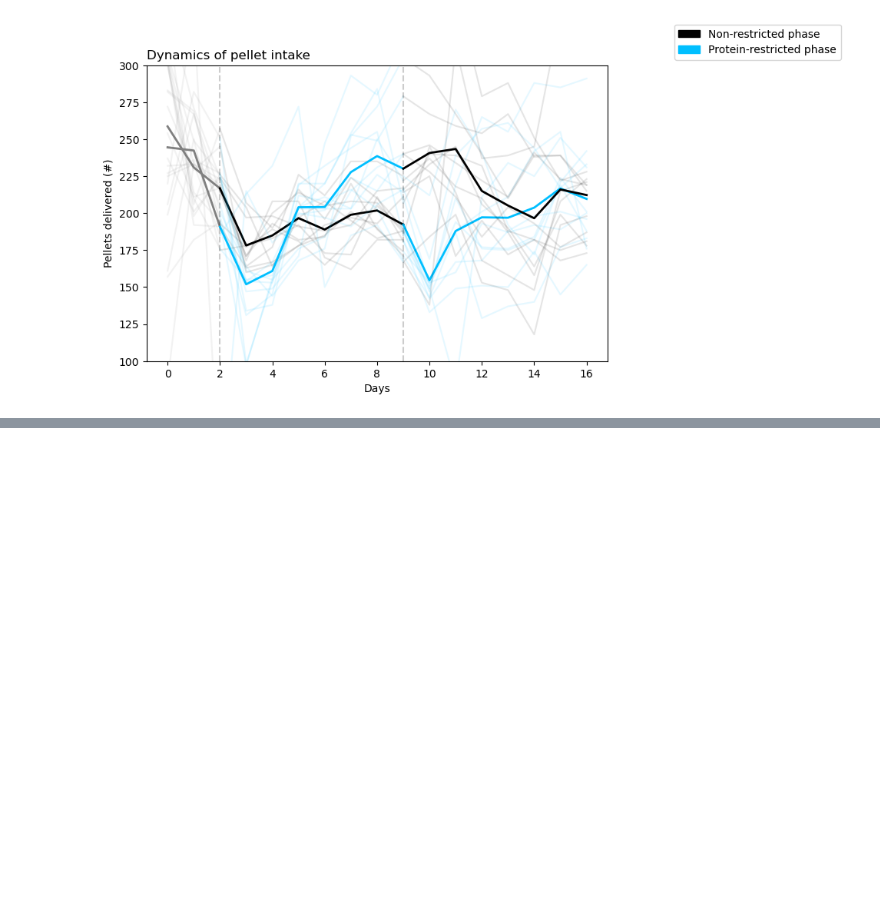
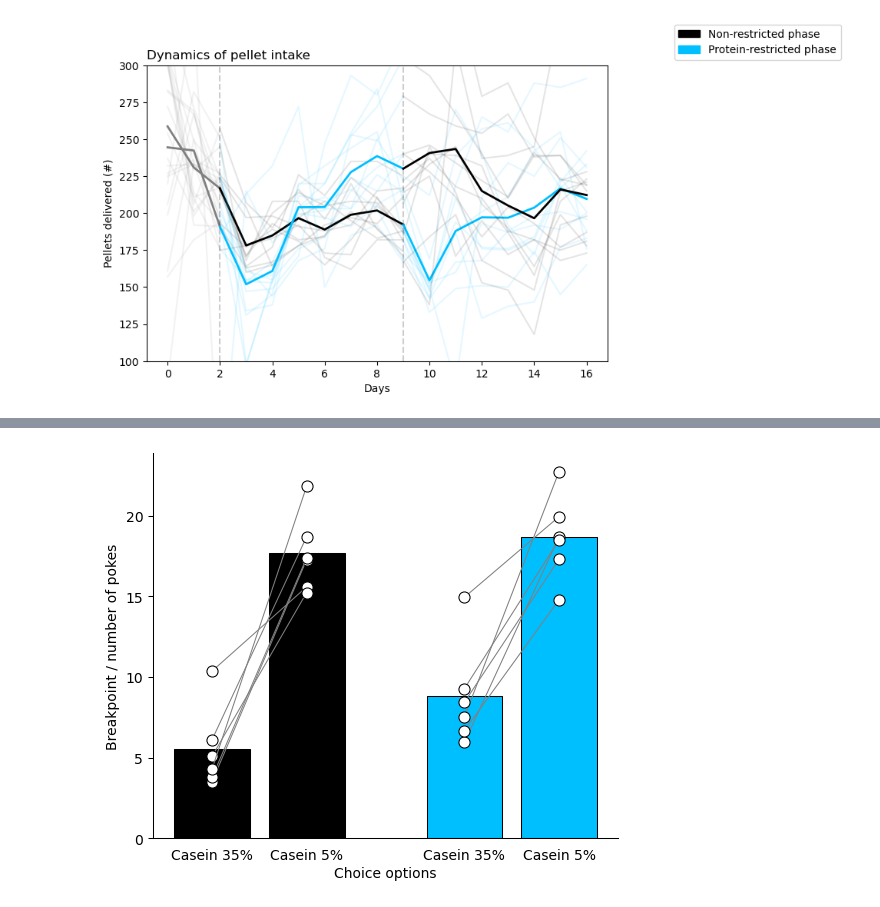
Before and after one commit to Htbibalan/FEDProtein, a Jupyter notebook: notebooks/food_symposium.ipynb, the cells around one changed output, grey strips where cells are left out. Cells and saved outputs as stored; diff of their text form; code cells hidden in the pictures; blank space fills up the shorter version.

```diff
--- a/notebooks/food_symposium.ipynb
+++ b/notebooks/food_symposium.ipynb
@@ -200,0 +454,4 @@ ax.legend(handles=[NR_patch, PR_patch],
+# %%
+n_pellets = pd.pivot_table(eco_df, values="n_pellets", index=["mouse", "diet"], columns="pellet_type")
+breakpoint = pd.pivot_table(eco_df, values="breakpoint", index=["mouse", "diet"], columns="pellet_type")
+# meal_freq = pd.pivot_table(ff, values="meal_freq", index="mouse", columns="diet")
@@ -200,0 +460,27 @@ ax.legend(handles=[NR_patch, PR_patch],
+# %%
+fed_cols = ["black", "black", "deepskyblue", "deepskyblue"]
+f, ax = plt.subplots(ncols = 1,
+                     figsize=(6,5),
+                     gridspec_kw={"wspace": 0.9})
+
+
+NR = breakpoint.xs("NR", level=1)
+PR = breakpoint.xs("PR", level=1)
+
+tp.barscatter([[NR.RICH, NR.PR],
+               [PR.RICH, PR.PR]
+              ],
+              paired=True,
+              barfacecolor=fed_cols,
+              barfacecolor_option="individual",
+              barlabels=["Casein 35%", "Casein 5%", "Casein 35%", "Casein 5%"],
+              ax=ax);
+
+
+ax.set_ylabel("Breakpoint / number of pokes")
+ax.set_xlabel("Choice options", labelpad = 20)
+#ax.axhline(5.5, color="magenta")
+
+f.savefig(fig_folder + "breakpoint.png")
+# %% [output]
+[figure, added]
```
Also changed, not shown: parts of 16 cells of this notebook, 1 other file.
